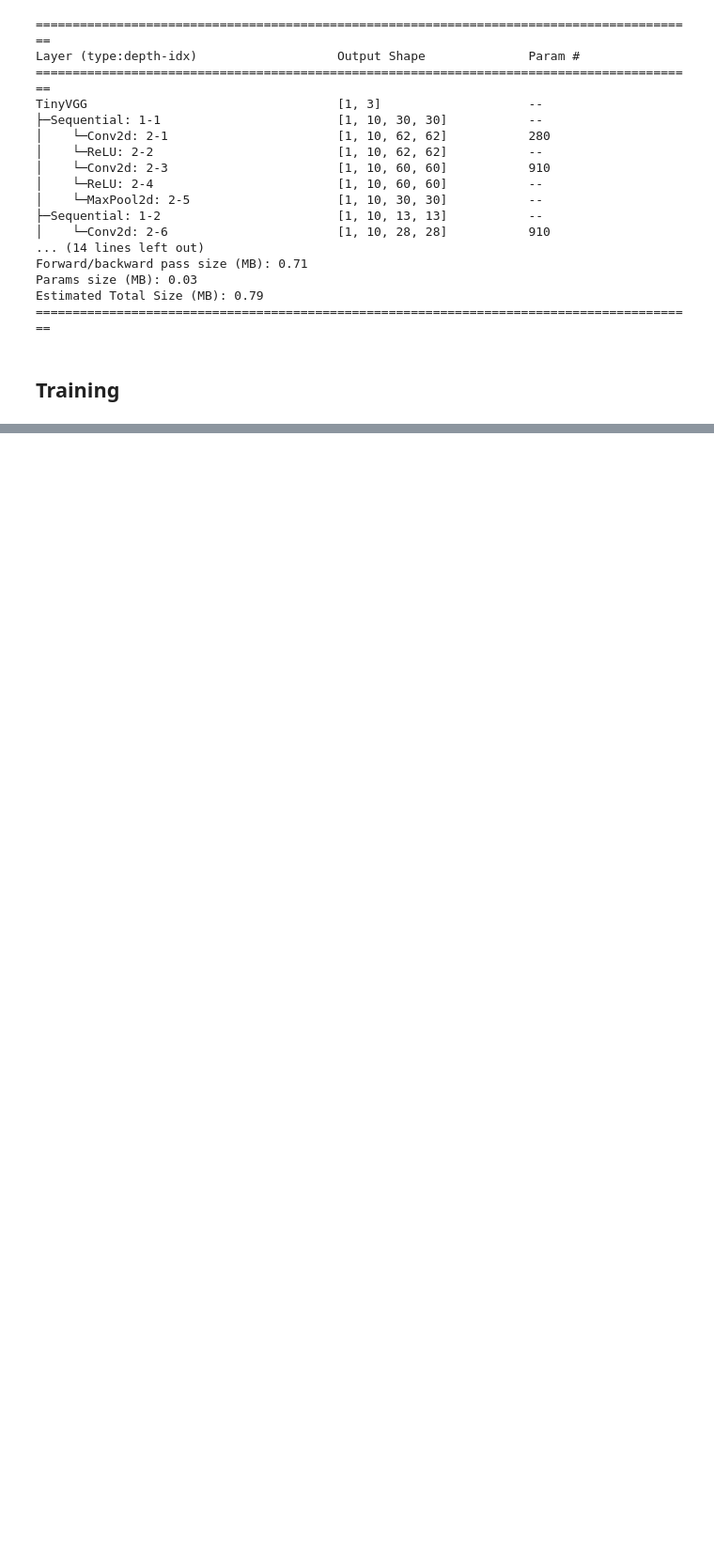
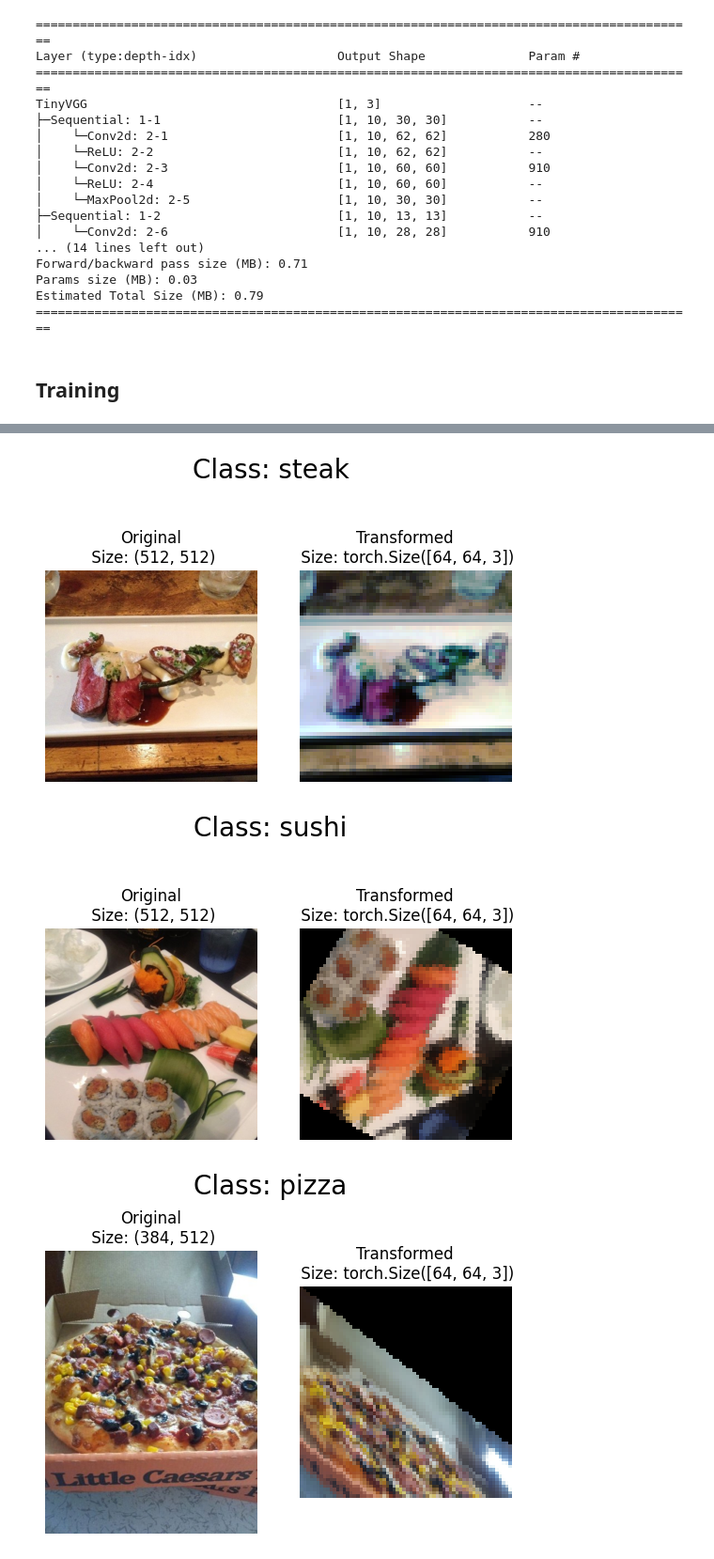
Before and after one commit to TalhaPekdemir/learning-pytorch, a Jupyter notebook: custom-datasets.ipynb, the cells around one changed output, grey strips where cells are left out. Shown at 94% size. Drawn from its saved outputs; the diff is of its cells as text; code cells hidden in the pictures; blank space fills up the shorter version.

```diff
--- a/custom-datasets.ipynb
+++ b/custom-datasets.ipynb
@@ -105,7 +119,7 @@ def plot_transformed(data_path:list, transform, num_samples=3, seed=None):
     if seed:
         random.seed(seed)
 
-    random_image_paths = random.sample(population=image_paths, k=num_samples)
+    random_image_paths = random.sample(population=data_path, k=num_samples)
 
     for image_path in random_image_paths:
         with Image.open(image_path) as i:
@@ -129,7 +143,7 @@ def plot_transformed(data_path:list, transform, num_samples=3, seed=None):
             fig.suptitle(f"Class: {image_path.parent.stem}", fontsize=20)
 
 
-plot_transformed(data_path, transform=data_transform, seed=7)
+plot_transformed(image_paths, transform=data_transform, seed=7)
 # %% [output]
 [figure]
 [figure]
@@ -485,0 +550,13 @@ plot_history(history)
+# %%
+augmentation_train_transform = transforms.Compose([
+    transforms.Resize((64, 64)),
+    transforms.ToImage(),
+    transforms.TrivialAugmentWide(num_magnitude_bins=31),
+    transforms.ToDtype(dtype=torch.float32, scale=True),
+])
+
+augmentation_test_transform = transforms.Compose([
+    transforms.Resize(size=(64, 64)),
+    transforms.ToImage(),
+    transforms.ToDtype(dtype=torch.float32, scale=True),
+])
@@ -485,0 +598,6 @@ plot_history(history)
+# %%
+plot_transformed(image_paths, transform=augmentation_train_transform)
+# %% [output]
+[figure, added]
+[figure, added]
+[figure, added]
```
Also changed, not shown: parts of 34 cells of this notebook.
